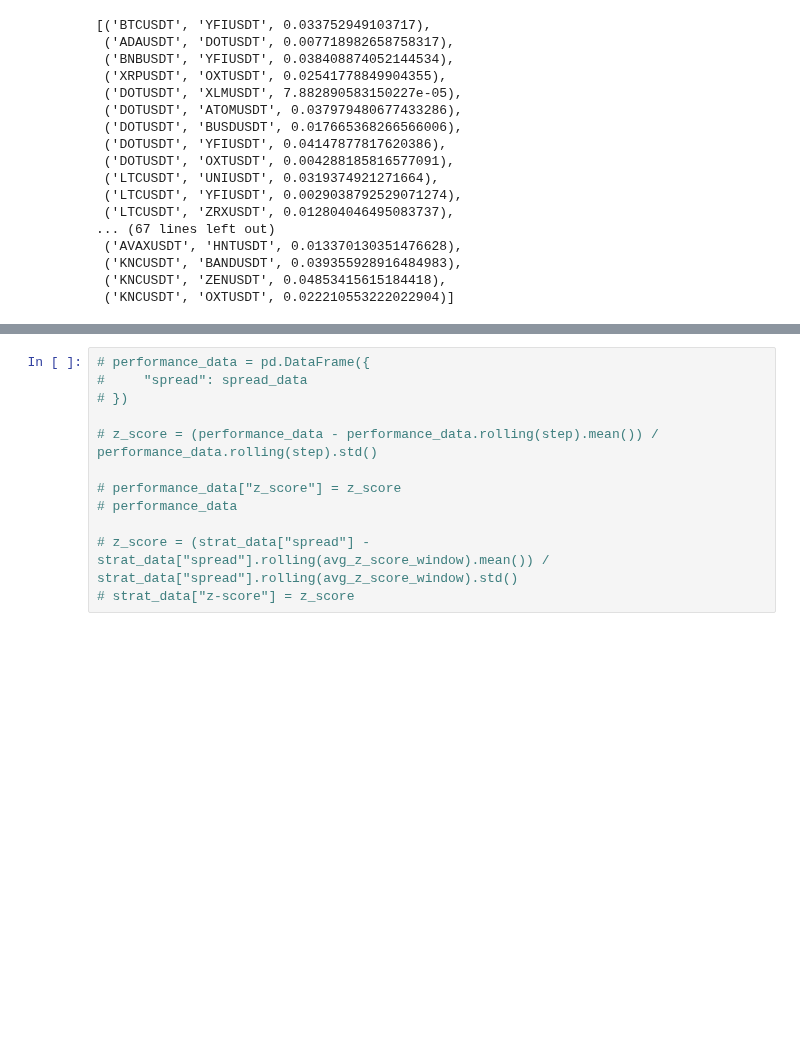
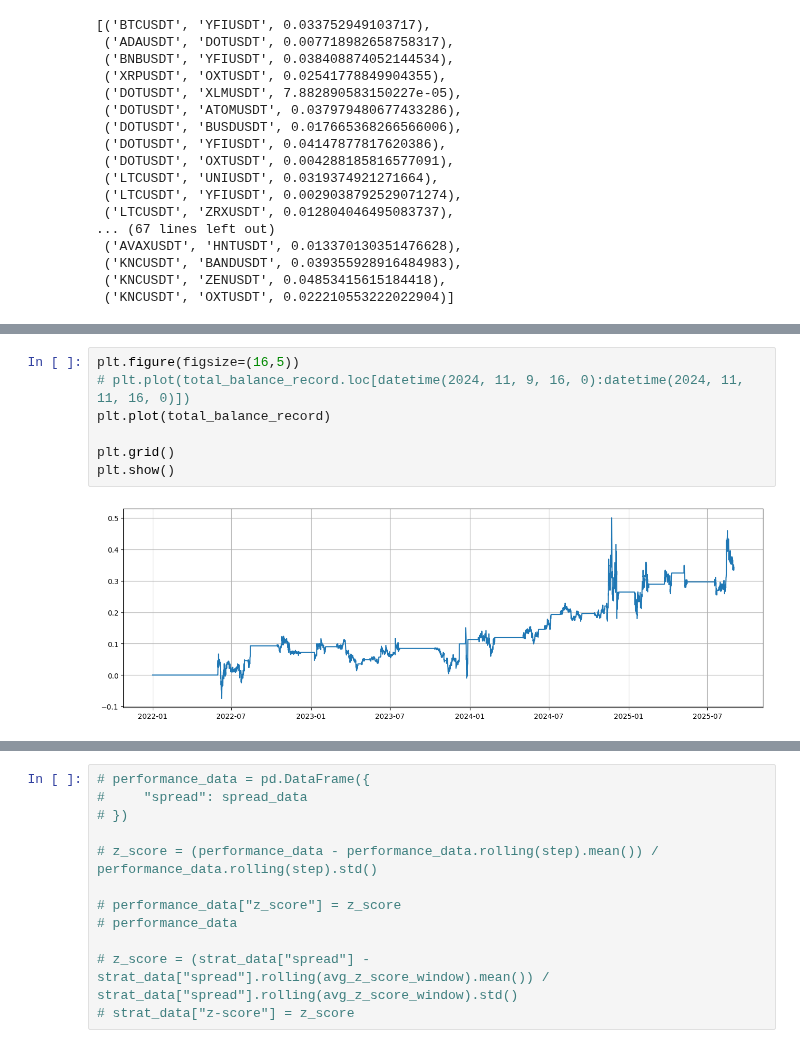
Before and after one commit to wbchristerson/crypto-strategies, a Jupyter notebook: updated_statistical_arbitrage_cointegration.ipynb, the cells around one changed output, grey strips where cells are left out. Cells and saved outputs as stored; diff of their text form; blank space fills up the shorter version.

```diff
--- a/updated_statistical_arbitrage_cointegration.ipynb
+++ b/updated_statistical_arbitrage_cointegration.ipynb
@@ -280,0 +370,9 @@ plt.show()
+# %%
+plt.figure(figsize=(16,5))
+# plt.plot(total_balance_record.loc[datetime(2024, 11, 9, 16, 0):datetime(2024, 11, 11, 16, 0)])
+plt.plot(total_balance_record)
+
+plt.grid()
+plt.show()
+# %% [output]
+[figure, added]
```
Also changed, not shown: parts of 13 cells of this notebook, 1 other file.
